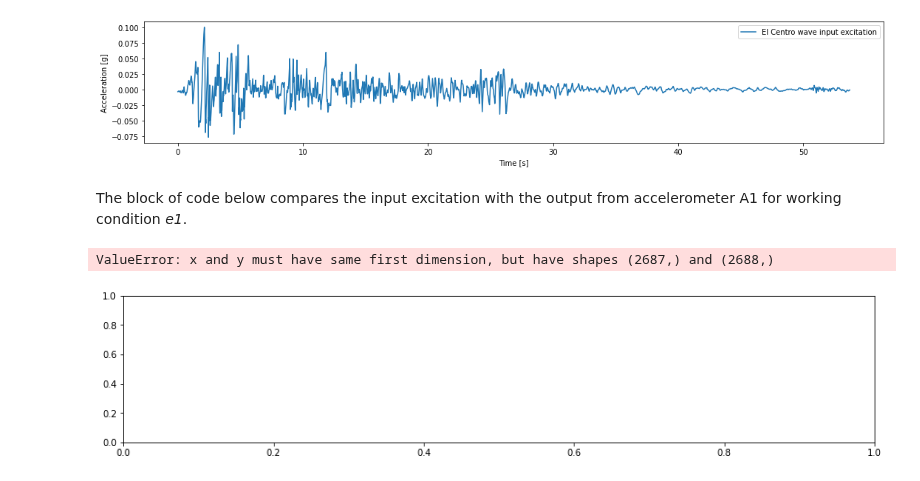
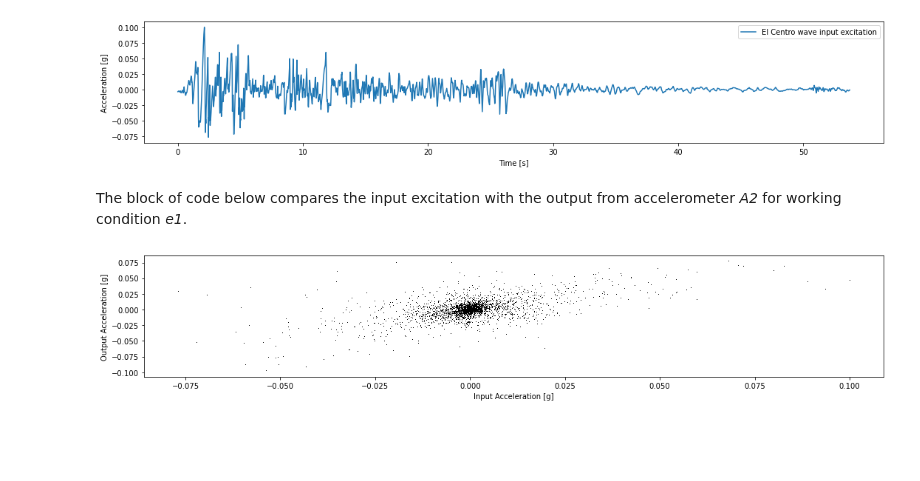
Before and after one commit to zwynne/EDACAB, a Jupyter notebook: docs/source/Welcome_page_and_tutorials/005_Shaker_table_data_introduction.ipynb, the cells around one changed output. Cells and saved outputs as stored; diff of their text form; code cells hidden in the pictures; blank space fills up the shorter version.

```diff
--- a/docs/source/Welcome_page_and_tutorials/005_Shaker_table_data_introduction.ipynb
+++ b/docs/source/Welcome_page_and_tutorials/005_Shaker_table_data_introduction.ipynb
@@ -140,16 +140,14 @@ len(t_excitation)
 2687
 [figure]
 # %% [markdown]
-The block of code below compares the input excitation with the output from accelerometer A1 for working condition *e1*.
+The block of code below compares the input excitation with the output from accelerometer *A2* for working condition *e1*.
 # %%
-condition = 'Working condition: e1'
-channel = 'Measuring point: A1'
+condition = 'Working condition: e1' # Working condition to plot
+channel = 'Measuring point: A2' # Acceleromter to plot
 fg,ax = plt.subplots(figsize=(15,3))
-ax.plot(excitation_data,dat0[condition][channel]['Acceleration'])
+ax.plot(excitation_data,dat0[condition][channel]['Acceleration'][:len(excitation_data)],'k,')
 ax.set_ylabel('Output Acceleration [g]')
 ax.set_xlabel('Input Acceleration [g]')
-ax.legend(loc=1)
 fg.tight_layout()
 # %% [output]
-ValueError: x and y must have same first dimension, but have shapes (2687,) and (2688,)
-[figure, old version]
+[figure, new version]
```
Also changed, not shown: parts of 1 cell of this notebook.
